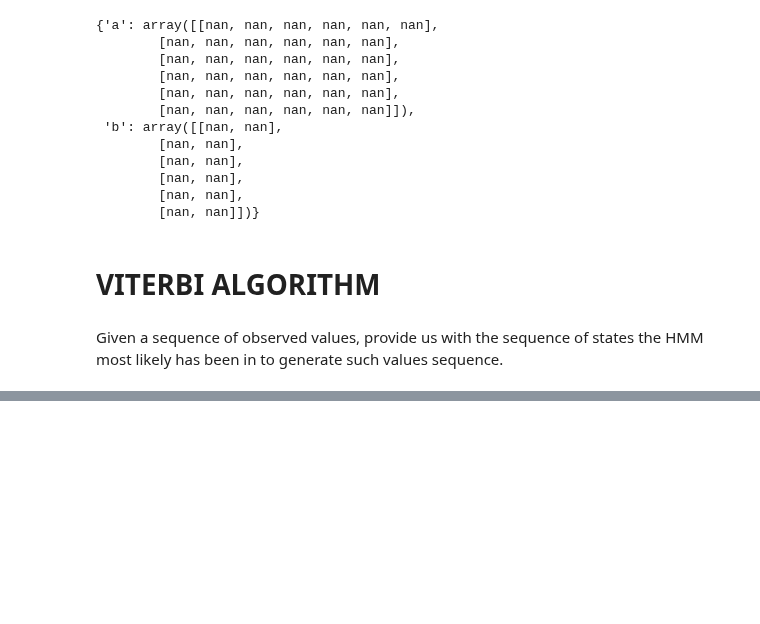
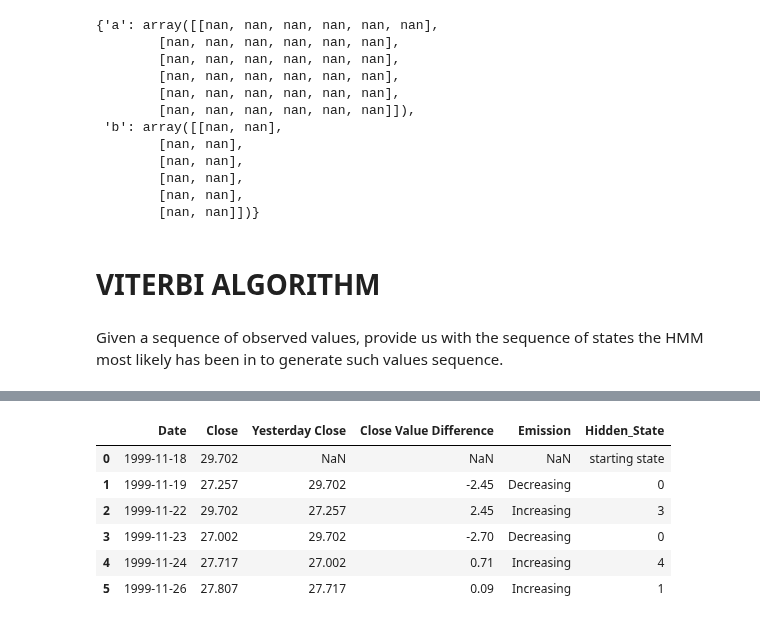
Before and after one commit to sophielouie/cs4100-5100-final-proj, a Jupyter notebook: Predicting Stock Market Prices.ipynb, the cells around one changed output, grey strips where cells are left out. Saved outputs shown, nothing was run; the diff lists cells and outputs as text; code cells hidden in the pictures; blank space fills up the shorter version.

```diff
--- a/Predicting Stock Market Prices.ipynb
+++ b/Predicting Stock Market Prices.ipynb
@@ -851,0 +882,26 @@ path_probability_matrix
+# %%
+# add the outcome of hidden states to the stock dataframe
+
+states_path = viterbi(tpm, epm, pi, emissions)
+
+def add_hidden_states_to_df(original_stock_df, states_path):
+    """ Add the calcuated hidden state sequence to the original stock dataframe
+
+    Args:
+        original_stock_df (dataframe): original dataframe with stock information used in HMM
+        states_path (array): calculated state sequence using HMM
+
+    Returns: updated stock DataFrame including the probable state-sequence based on the observations and HMM model
+    """
+
+    states_path_df = pd.DataFrame(states_path,columns=['States_Path'])
+    states_path_df.loc[-1] = 'starting state' # add starting state because it is NaN row
+    states_path_df.index = states_path_df.index + 1  # shifting index
+    states_path_df = states_path_df.sort_index()
+    states_path_df.T
+
+    updated_stock_df = original_stock_df.copy()
+
+    updated_stock_df['Hidden_State'] = states_path_df['States_Path']
+
+    return(updated_stock_df)
@@ -851,0 +922,11 @@ path_probability_matrix
+# %%
+updated_stock_df = add_hidden_states_to_df(df_emission, states_path)
+updated_stock_df
+# %% [output]
+|  | Date | Close | Yesterday Close | Close Value Difference | Emission | Hidden_State |
+| 0 | 1999-11-18 | 29.702 | NaN | NaN | NaN | starting state |
+| 1 | 1999-11-19 | 27.257 | 29.702 | -2.45 | Decreasing | 0 |
+| 2 | 1999-11-22 | 29.702 | 27.257 | 2.45 | Increasing | 3 |
+| 3 | 1999-11-23 | 27.002 | 29.702 | -2.70 | Decreasing | 0 |
+| 4 | 1999-11-24 | 27.717 | 27.002 | 0.71 | Increasing | 4 |
+| 5 | 1999-11-26 | 27.807 | 27.717 | 0.09 | Increasing | 1 |
```
Also changed, not shown: parts of 10 cells of this notebook.
